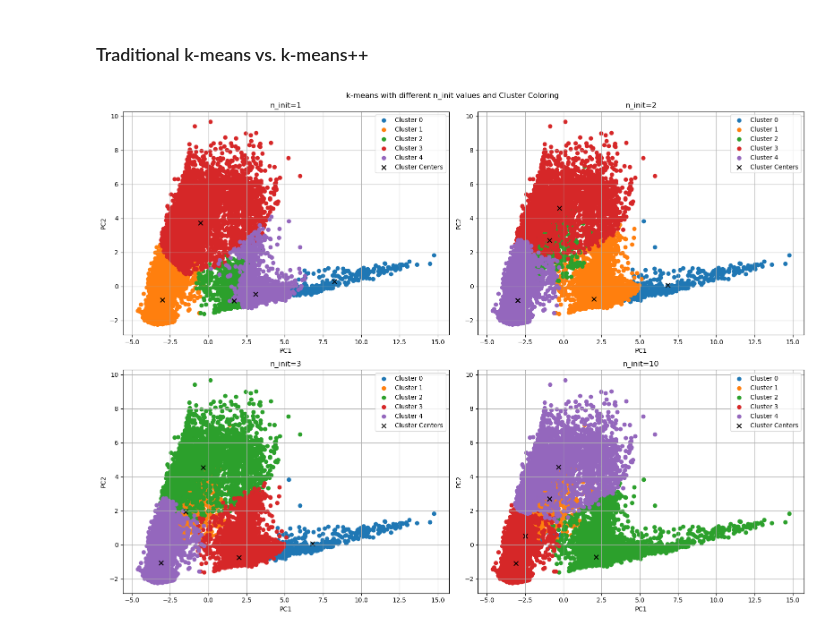
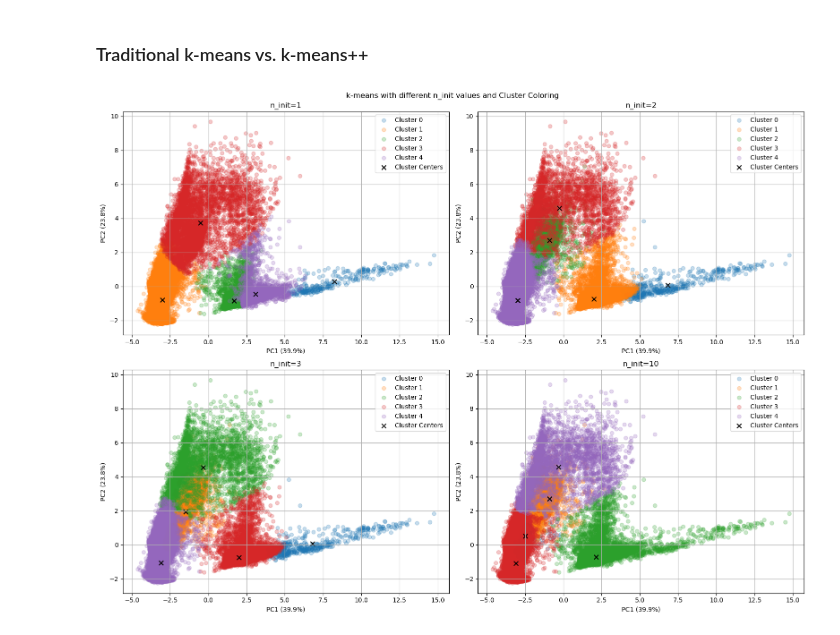
Before and after one commit to henrikdchristensen/DIKU-MLA-A7-Clustering-and-PCA, a Jupyter notebook: src/notebook.ipynb, the cells around one changed output. Drawn from its saved outputs; the diff is of its cells as text; code cells hidden in the pictures.

```diff
--- a/src/notebook.ipynb
+++ b/src/notebook.ipynb
@@ -249,6 +251,7 @@ plt.figure(figsize=(8, 6))
 for cluster in range(5):
     plt.scatter(X_train_pca[kmeans.labels_ == cluster, 0],
                 X_train_pca[kmeans.labels_ == cluster, 1],
+                alpha=0.25,
                 label=f"Cluster {cluster}")
 
 # Plot the cluster centers to the PCA plot
@@ -256,8 +259,8 @@ plt.scatter(kmeans_cluster_centers_pca[:, 0], kmeans_cluster_centers_pca[:, 1],
             c='black', marker='x', s=50, label='Cluster Centers') # s: marker size
 
 plt.title('Projection on the first two PCs with Cluster Centers using 5-means')
-plt.xlabel('PC1')
-plt.ylabel('PC2')
+plt.xlabel(f'PC1 ({explained_var[0]*100:.1f}%)')
+plt.ylabel(f'PC2 ({explained_var[1]*100:.1f}%)')
 plt.legend()
 plt.grid(True)
 plt.tight_layout()
@@ -325,7 +329,6 @@ from sklearn.cluster import KMeans
 # Cluster the data
 kmeans_pp = KMeans(n_clusters=5, n_init=1, random_state=0, init='k-means++')
 kmeans_pp.fit(X_train)
-labels_pp = kmeans_pp.labels_
 kmeans_pp_cluster_centers_pca = pca.transform(kmeans_pp.cluster_centers_)
 
 # Plot the results
@@ -333,8 +336,9 @@ plt.figure(figsize=(8, 6))
 
 # Scatter plot for data points colored by cluster assignments
 for cluster in range(5):
-    plt.scatter(X_train_pca[labels_pp == cluster, 0],
-                X_train_pca[labels_pp == cluster, 1],
+    plt.scatter(X_train_pca[kmeans_pp.labels_ == cluster, 0],
+                X_train_pca[kmeans_pp.labels_ == cluster, 1],
+                alpha=0.25,
                 label=f"Cluster {cluster}", s=40)
 
 # Scatter plot for cluster centers
@@ -342,8 +346,8 @@ plt.scatter(kmeans_pp_cluster_centers_pca[:, 0], kmeans_pp_cluster_centers_pca[:
             c='black', marker='x', s=50, label='Cluster Centers')
 
 plt.title('k-means++ with Cluster Coloring')
-plt.xlabel('PC1')
-plt.ylabel('PC2')
+plt.xlabel(f'PC1 ({explained_var[0]*100:.1f}%)')
+plt.ylabel(f'PC2 ({explained_var[1]*100:.1f}%)')
 plt.legend()
 plt.grid(True)
 plt.tight_layout()
@@ -383,40 +387,39 @@ from sklearn.cluster import KMeans
 
 # Number of initializations (centroid seeds)
 n_init_values = [1, 2, 3, 10]
 
 # Create a subplot for each n_init value
 plt.figure(figsize=(16, 12))
 
 for i, n_init in enumerate(n_init_values):
     # Perform K-means clustering
     kmeans = KMeans(n_clusters=5, n_init=n_init, random_state=0, init='random').fit(X_train)
-    labels = kmeans.labels_
-    kmeans_cluster_centers = kmeans.cluster_centers_
 
     # Project the cluster centers to the first two principal components
-    kmeans_cluster_centers_pca = pca.transform(kmeans_cluster_centers)
+    kmeans_cluster_centers_pca = pca.transform(kmeans.cluster_centers_)
 
     # Create a subplot
     plt.subplot(2, 2, i+1)
 
     # Scatter plot for data points colored by cluster assignments
-    for cluster_id in range(5):
-        plt.scatter(X_train_pca[labels == cluster_id, 0],
-                    X_train_pca[labels == cluster_id, 1],
-                    label=f"Cluster {cluster_id}")
+    for cluster in range(5):
+        plt.scatter(X_train_pca[kmeans.labels_ == cluster, 0],
+                    X_train_pca[kmeans.labels_ == cluster, 1],
+                    alpha=0.25,
+                    label=f"Cluster {cluster}")
 
     # Scatter plot for cluster centers
     plt.scatter(kmeans_cluster_centers_pca[:, 0], kmeans_cluster_centers_pca[:, 1],
                 c='black', marker='x', s=50, label='Cluster Centers') # s: marker size
     plt.title(f'n_init={n_init}')
-    plt.xlabel('PC1')
-    plt.ylabel('PC2')
+    plt.xlabel(f'PC1 ({explained_var[0]*100:.1f}%)')
+    plt.ylabel(f'PC2 ({explained_var[1]*100:.1f}%)')
     plt.grid(True)
     plt.tight_layout()
     plt.legend()
 
 plt.suptitle('k-means with different n_init values and Cluster Coloring')
 plt.tight_layout()
 plt.show()
 # %% [output]
-[figure, old version]
+[figure, new version]
```
Also changed, not shown: parts of 5 cells of this notebook, 5 other files.
